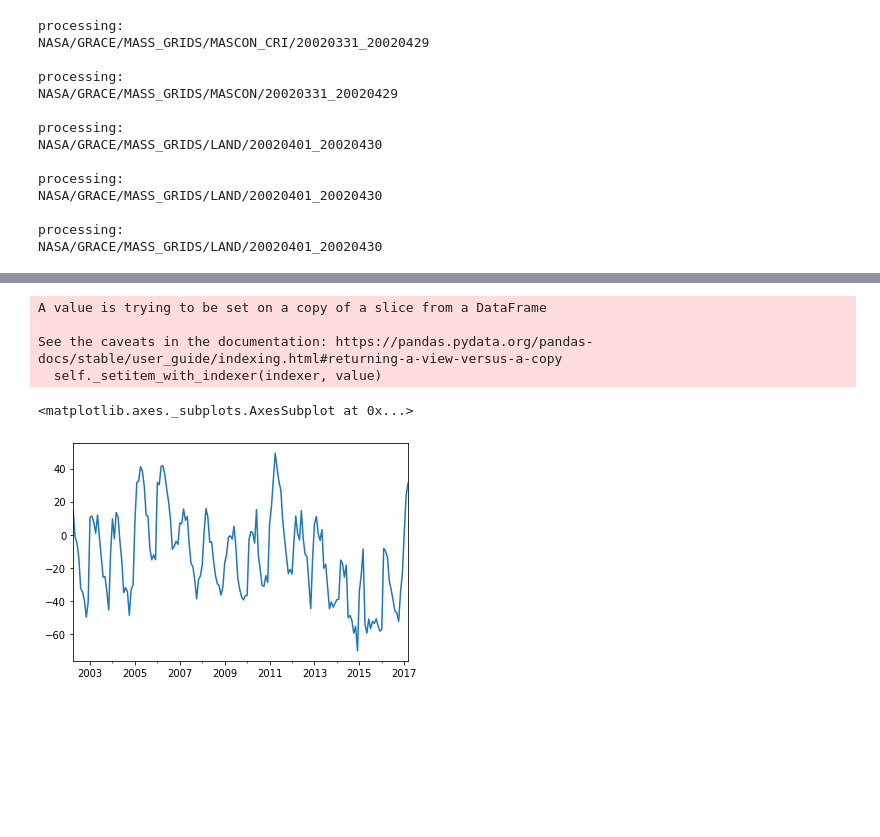
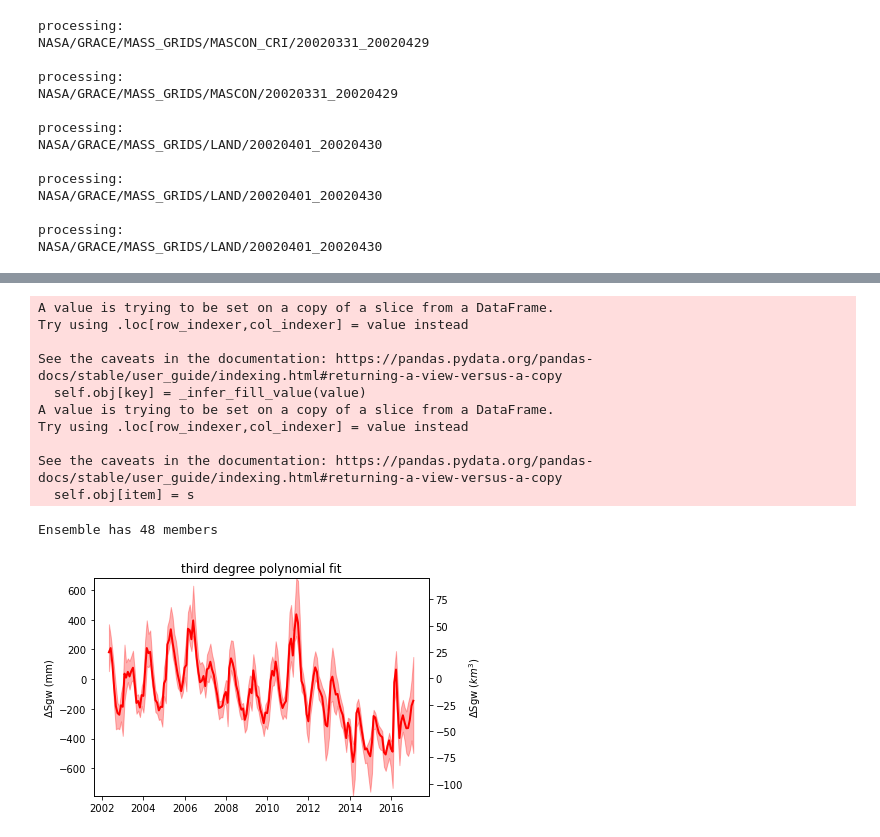
Before and after one commit to kashingtonDC/HyDRA, a Jupyter notebook: code/03_GRACE.ipynb, the cells around one changed output, grey strips where cells are left out. Cells and saved outputs as stored; diff of their text form; code cells hidden in the pictures; blank space fills up the shorter version.

```diff
--- a/code/03_GRACE.ipynb
+++ b/code/03_GRACE.ipynb
@@ -177,12 +396,18 @@ for k,v in data.items():
 sdfs=[]
 for k,v in stn_means.items():
     sdf = within_gdf[within_gdf['ID'] == k]
-    sdf.loc['Smean'] = v
+    sdf.loc[:,'Smean'] = v
     sdfs.append(sdf)
 # %% [output]
-A value is trying to be set on a copy of a slice from a DataFrame
+A value is trying to be set on a copy of a slice from a DataFrame.
+Try using .loc[row_indexer,col_indexer] = value instead
 
 See the caveats in the documentation: https://pandas.pydata.org/pandas-docs/stable/user_guide/indexing.html#returning-a-view-versus-a-copy
-  self._setitem_with_indexer(indexer, value)
+  self.obj[key] = _infer_fill_value(value)
+A value is trying to be set on a copy of a slice from a DataFrame.
+Try using .loc[row_indexer,col_indexer] = value instead
+
+See the caveats in the documentation: https://pandas.pydata.org/pandas-docs/stable/user_guide/indexing.html#returning-a-view-versus-a-copy
+  self.obj[item] = s
 # %%
 # Write reservoirs in the grace domain
@@ -211,5 +414,0 @@ dfout['grace'] = dfout['grace_med_interp'] - dfout['tc_sm'].diff() - dfout['Sres
-# %%
-dfout.grace.dropna().plot()
-# %% [output]
-<matplotlib.axes._subplots.AxesSubplot at 0x...>
-[figure, removed]
@@ -215,0 +464,51 @@ dfout.grace.dropna().plot()
+# %%
+# Make the ensemble
+swelist = ['UCB LRM','SNODAS', "TC","FLDAS"]
+smlist = ['SMOS','SMAP','TC','GLDAS']
+glist = ["CRI Upper Bound", "CRI", "CRI Lower Bound"]
+
+combolist = list(itertools.product(*[swelist,smlist,glist]))
+print("Ensemble has {} members".format(str(len(combolist))))
+# %% [output]
+Ensemble has 48 members
+# %%
+grace_ens = []
+for swe,sm,grace in combolist:
+    ds = (grdf[grace] - swedf[swe].diff() - smdf[sm].diff() - Sres['Sres'].diff())
+    end = grdf['CRI'].dropna().index[-1]
+    mask = (ds.index < end)
+    grace_ens.append(ds.loc[mask].interpolate(method="polynomial", order = 3))
+# %%
+fig, ax1 = plt.subplots()
+
+# Uncomment to plot all ensembles
+for d in grace_ens:
+    ax1.plot(d / 155000 * 1e6, alpha = 0.0, color = 'gray')
+
+p25 = np.nanquantile(np.vstack(grace_ens)/ 155000 * 1e6,0.15, axis =0)
+p75 = np.nanquantile(np.vstack(grace_ens)/ 155000 * 1e6,0.85, axis =0)
+
+ax1.plot(grace_ens[0].index,np.nanmean(np.vstack(grace_ens)/ 155000 * 1e6, axis = 0), linewidth = 2, color = 'red')
+ax1.set_ylabel('ΔSgw (mm)')
+# ax1.set_ylim([np.nanmin(p25),np.nanmax(p75)])
+
+ax2 = ax1.twinx()
+
+# Uncomment to plot all ensembles
+for d in grace_ens:
+    ax2.plot(d, alpha = 0.0, color = 'gray')
+
+# 75 th 25th quantile
+p25 = np.nanmin(np.vstack(grace_ens), axis =0)
+p75 = np.nanmax(np.vstack(grace_ens), axis =0)
+ax2.plot(grace_ens[0].index,np.nanmean(np.vstack(grace_ens), axis = 0), alpha = 0)
+ax2.fill_between(grace_ens[0].index,p25,p75, alpha = 0.3, color = 'red')
+
+ax2.tick_params(axis='y')
+ax2.set_ylabel('ΔSgw ($km^3$)')
+ax2.set_ylim([np.nanmin(p25),np.nanmax(p75)])
+ax2.set_title("third degree polynomial fit")
+
+plt.show()
+# %% [output]
+[figure, added]
```
Also changed, not shown: parts of 25 cells of this notebook, 8 other files.
